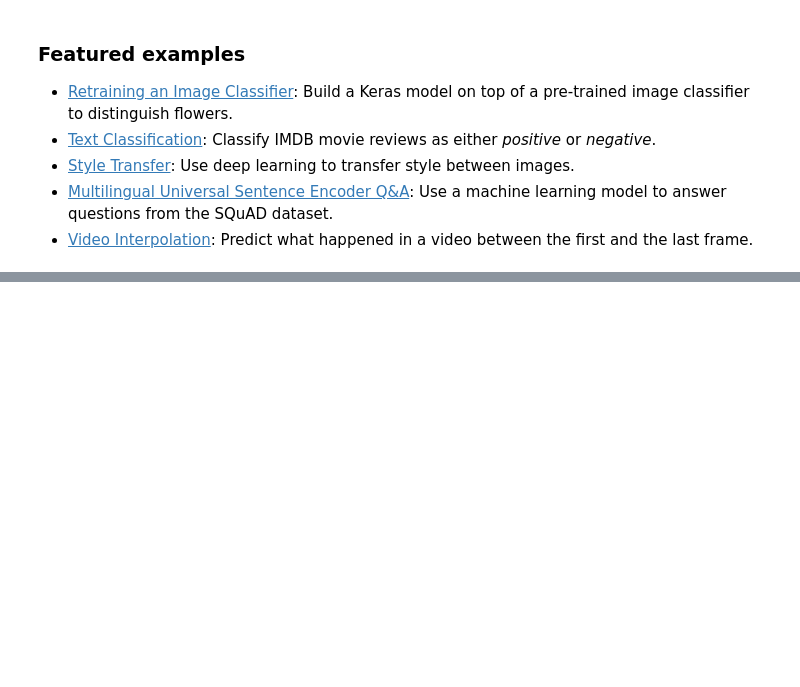
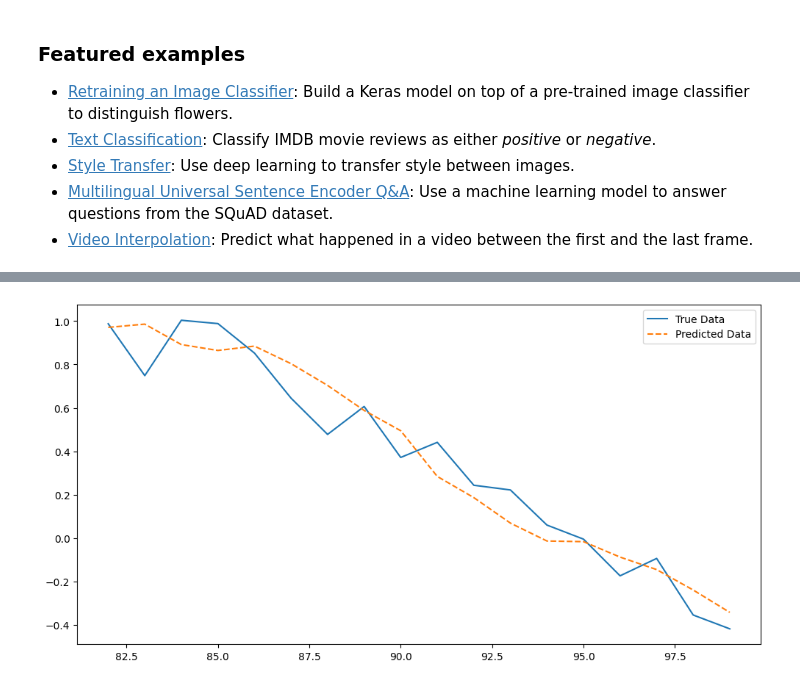
Before and after one commit to 2203a51511/NLP, a Jupyter notebook: Welcome_To_Colab.ipynb, the cells around one changed output, grey strips where cells are left out. Cells and saved outputs as stored; diff of their text form; code cells hidden in the pictures; blank space fills up the shorter version.

```diff
--- a/Welcome_To_Colab.ipynb
+++ b/Welcome_To_Colab.ipynb
@@ -135,23 +106,3 @@ france: -0.2187
 Colab notebooks execute code on Google's cloud servers, meaning you can leverage the power of Google hardware, including [GPUs and TPUs](#using-accelerated-hardware), regardless of the power of your machine. All you need is a browser.
 
 For example, if you find yourself waiting for **pandas** code to finish running and want to go faster, you can switch to a GPU Runtime and use libraries like [RAPIDS cuDF](https://rapids.ai/cudf-pandas) that provide zero-code-change acceleration.
-# %%
-# Visualizing Word Embeddings using PCA
-from sklearn.decomposition import PCA
-import matplotlib.pyplot as plt
-words = ['king', 'queen', 'man', 'woman', 'paris', 'france', 'london', 'england']
-
-# Access word vectors from the trained model (make sure the model is trained in a previous cell)
-word_vecs = [model.wv[word] for word in words]
-
-pca = PCA(n_components=2)
-result = pca.fit_transform(word_vecs)
-
-plt.figure(figsize=(8, 6))
-plt.scatter(result[:, 0], result[:, 1], c='red')
-
-for i, word in enumerate(words):
-    plt.annotate(word, xy=(result[i, 0], result[i, 1]))
-
-plt.title("Word Embeddings Visualized using PCA")
-plt.show()
@@ -261,0 +240,66 @@ These are a few of the notebooks from Google's online Machine Learning course. S
+# %%
+import numpy as np
+import pandas as pd
+import matplotlib.pyplot as plt
+from sklearn.preprocessing import MinMaxScaler
+from tensorflow.keras.models import Sequential
+from tensorflow.keras.layers import LSTM, Dense
+from sklearn.metrics import mean_squared_error
+
+# Generate synthetic time series data
+def generate_data(n_steps):
+    np.random.seed(0)
+    time = np.arange(0, n_steps)
+    data = np.sin(0.1 * time) + np.random.normal(scale=0.1, size=n_steps)
+    return time, data
+
+# Prepare data
+n_steps = 100
+time, data = generate_data(n_steps)
+data = data.reshape(-1, 1)
+
+# Normalize data
+scaler = MinMaxScaler(feature_range=(0, 1))
+data_scaled = scaler.fit_transform(data)
+
+# Create dataset for LSTM
+def create_dataset(data, n_steps):
+    X, y = [], []
+    for i in range(len(data) - n_steps):
+        X.append(data[i:i + n_steps])
+        y.append(data[i + n_steps])
+    return np.array(X), np.array(y)
+
+n_steps = 10
+X, y = create_dataset(data_scaled, n_steps)
+
+# Split into train and test sets
+split_index = int(len(X) * 0.8)
+X_train, X_test = X[:split_index], X[split_index:]
+y_train, y_test = y[:split_index], y[split_index:]
+
+# Build LSTM model
+model = Sequential()
+model.add(LSTM(50, activation='relu', input_shape=(n_steps, 1)))
+model.add(Dense(1))
+model.compile(optimizer='adam', loss='mse')
+
+# Train the model
+history = model.fit(X_train, y_train, epochs=200, verbose=1, validation_split=0.1)
+
+# Make predictions
+y_pred = model.predict(X_test)
+y_test_inv = scaler.inverse_transform(y_test)
+y_pred_inv = scaler.inverse_transform(y_pred)
+
+# Evaluate the model
+mse = mean_squared_error(y_test_inv, y_pred_inv)
+print(f'Mean Squared Error: {mse}')
+
+# Plot results
+plt.figure(figsize=(12, 6))
+plt.plot(time[-len(y_test):], y_test_inv, label='True Data')
+plt.plot(time[-len(y_pred):], y_pred_inv, label='Predicted Data', linestyle='--')
+plt.legend()
+plt.show()
+# %% [output]
@@ -261,0 +323 @@ These are a few of the notebooks from Google's online Machine Learning course. S
+[figure, added]
```
Also changed, not shown: parts of 6 cells of this notebook.
